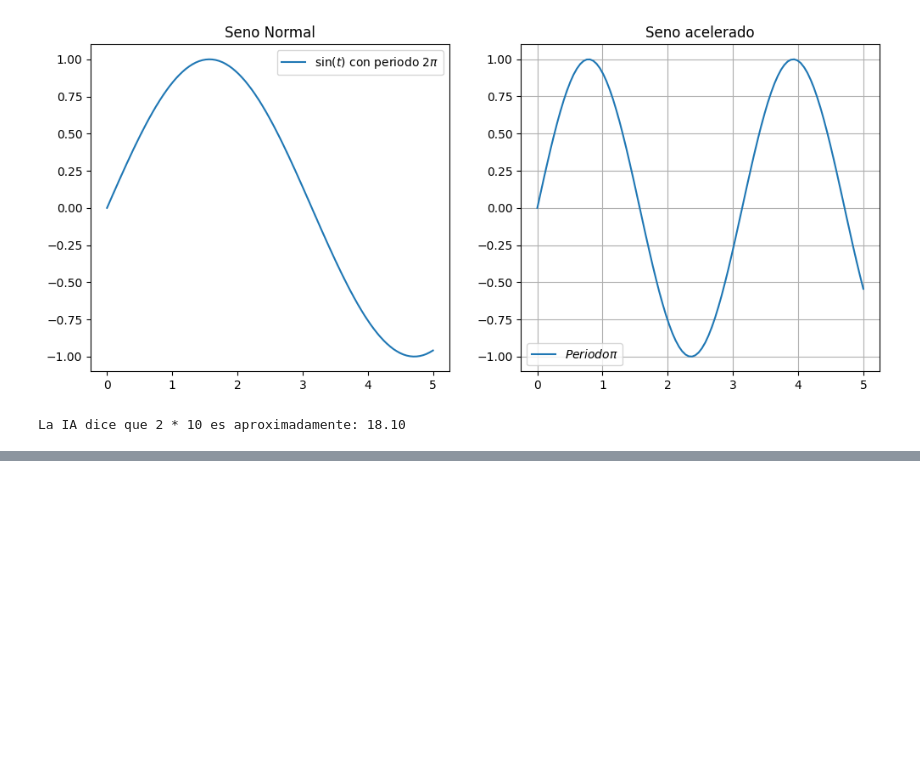
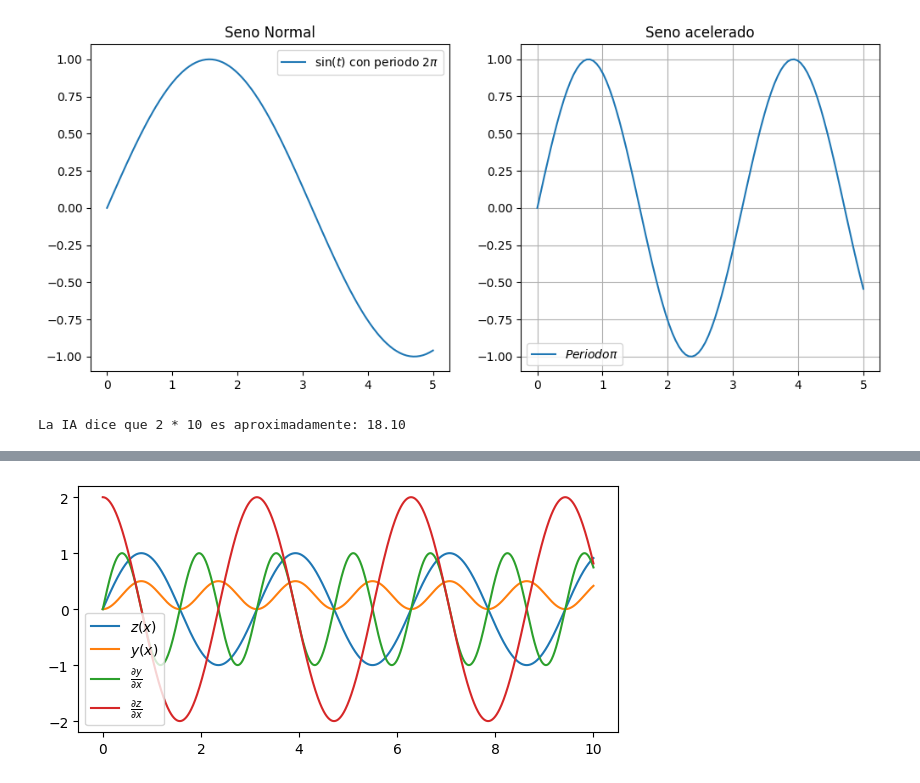
Before and after one commit to dlc37-ua/TESTEANDO, a Jupyter notebook: libreriapytorch.ipynb, the cells around one changed output, grey strips where cells are left out. Drawn from its saved outputs; the diff is of its cells as text; code cells hidden in the pictures; blank space fills up the shorter version.

```diff
--- a/libreriapytorch.ipynb
+++ b/libreriapytorch.ipynb
@@ -55,0 +111,20 @@ La IA dice que 2 * 10 es aproximadamente: 18.10
+# %%
+x = torch.linspace(0, 10, 1000, requires_grad=True) # Nodo hoja
+z = torch.sin(2*x)
+y = z.pow(2)/2
+
+
+fig, ax = plt.subplots(figsize=(6, 3), tight_layout=True)
+ax.plot(x.detach().numpy(), z.detach().numpy(), label='$z(x)$')
+ax.plot(x.detach().numpy(), y.detach().numpy(), label='$y(x)$')
+# Derivada dy/dx
+y.backward(torch.ones_like(x), retain_graph=True)
+ax.plot(x.detach().numpy(), x.grad.detach().numpy(), label=r'$\frac{\partial{y}}{\partial{x}}$')
+# Borro el resultado en x.grad
+x.grad = None
+# Derivada dz/dx
+z.backward(torch.ones_like(x))
+ax.plot(x.detach().numpy(), x.grad.detach().numpy(), label=r'$\frac{\partial{z}}{\partial{x}}$')
+plt.legend();
+# %% [output]
+[figure, added]
```
Also changed, not shown: parts of 9 cells of this notebook.
